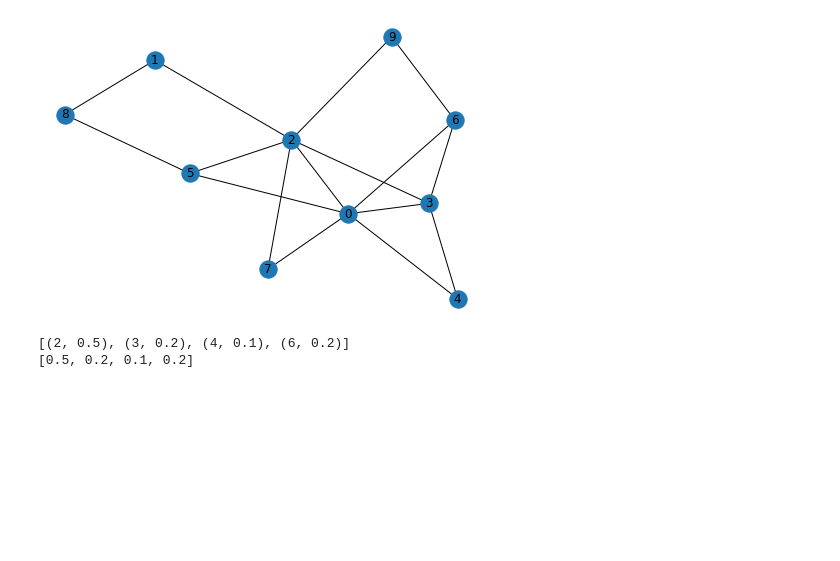
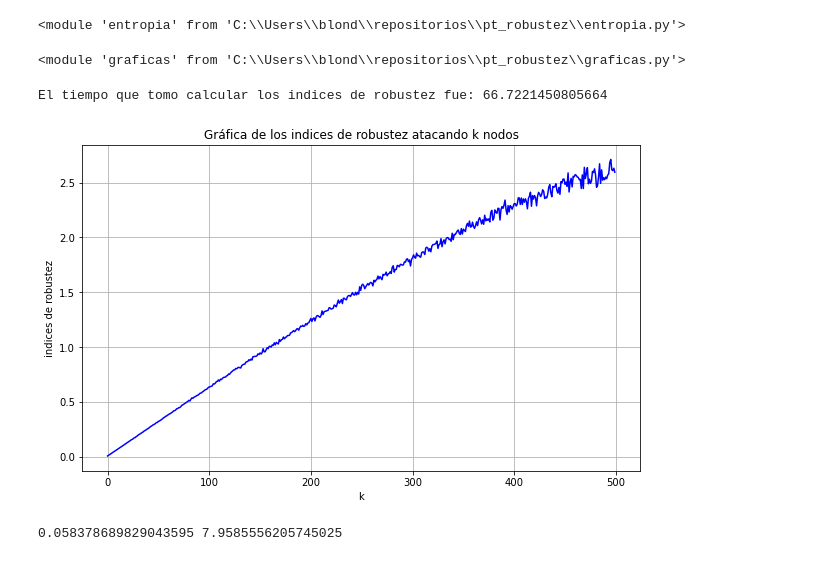
Before and after one commit to maurisiojimenes/pt_robustez, a Jupyter notebook: Indices de Robustez.ipynb, the cells around one changed output. Cells and saved outputs as stored; diff of their text form; code cells hidden in the pictures; blank space fills up the shorter version.

Commit message:
funciones de entropia e indices de robustez

```diff
--- a/Indices de Robustez.ipynb
+++ b/Indices de Robustez.ipynb
@@ -20,9 +9,48 @@ def w_3(G):
-# %%
-G = g.crear_grafica('barabasi',10,2,0)
-nx.draw(G,with_labels=True)
-plt.show()
-probabilidades = w_3(G)
-# %% [output]
-[figure, removed]
-[(2, 0.5), (3, 0.2), (4, 0.1), (6, 0.2)]
-[0.5, 0.2, 0.1, 0.2]
+# %%
+importlib.reload(en)
+# %% [output]
+<module 'entropia' from 'C:\\Users\\blond\\repositorios\\pt_robustez\\entropia.py'>
+# %%
+importlib.reload(g)
+# %% [output]
+<module 'graficas' from 'C:\\Users\\blond\\repositorios\\pt_robustez\\graficas.py'>
+# %%
+G_original = g.crear_grafica('barabasi',500,10,0)
+
+N = len(G_original)
+plt.figure(figsize=(10, 6))
+
+indices_robustez = []
+
+inicio = time.time()
+
+for i in range(N):
+    G = G_original.copy()
+
+    R = g.indice_robustez(G,en.entropia_distribucion_1,'constante','random',i)
+
+    indices_robustez.append(R)
+
+fin = time.time()
+
+print(f"El tiempo que tomo calcular los indices de robustez fue: {fin - inicio}")
+
+k = [i for i in range(0,500,1)]
+
+plt.plot(k,indices_robustez,label='Indices de robustez en una red de BA',color='blue',markersize=1)
+plt.title('Gráfica de los indices de robustez atacando k nodos')
+plt.xlabel('k')
+plt.ylabel('indices de robustez')
+plt.grid(True)
+plt.show()
+# %% [output]
+El tiempo que tomo calcular los indices de robustez fue: 66.7221450805664
+[figure, added]
+# %%
+G_original = g.crear_grafica('barabasi',500,10,0)
+R = g.indice_robustez(G_original,en.entropia_distribucion_1,'entropia','random',2)
+G_original = g.crear_grafica('barabasi',500,10,0)
+R_2 = g.indice_robustez(G_original,en.entropia_distribucion_1,'entropia','random',500)
+print(R,R_2)
+# %% [output]
+0.058378689829043595 7.9585556205745025
```
Also changed, not shown: parts of 4 cells of this notebook, 4 other files.
